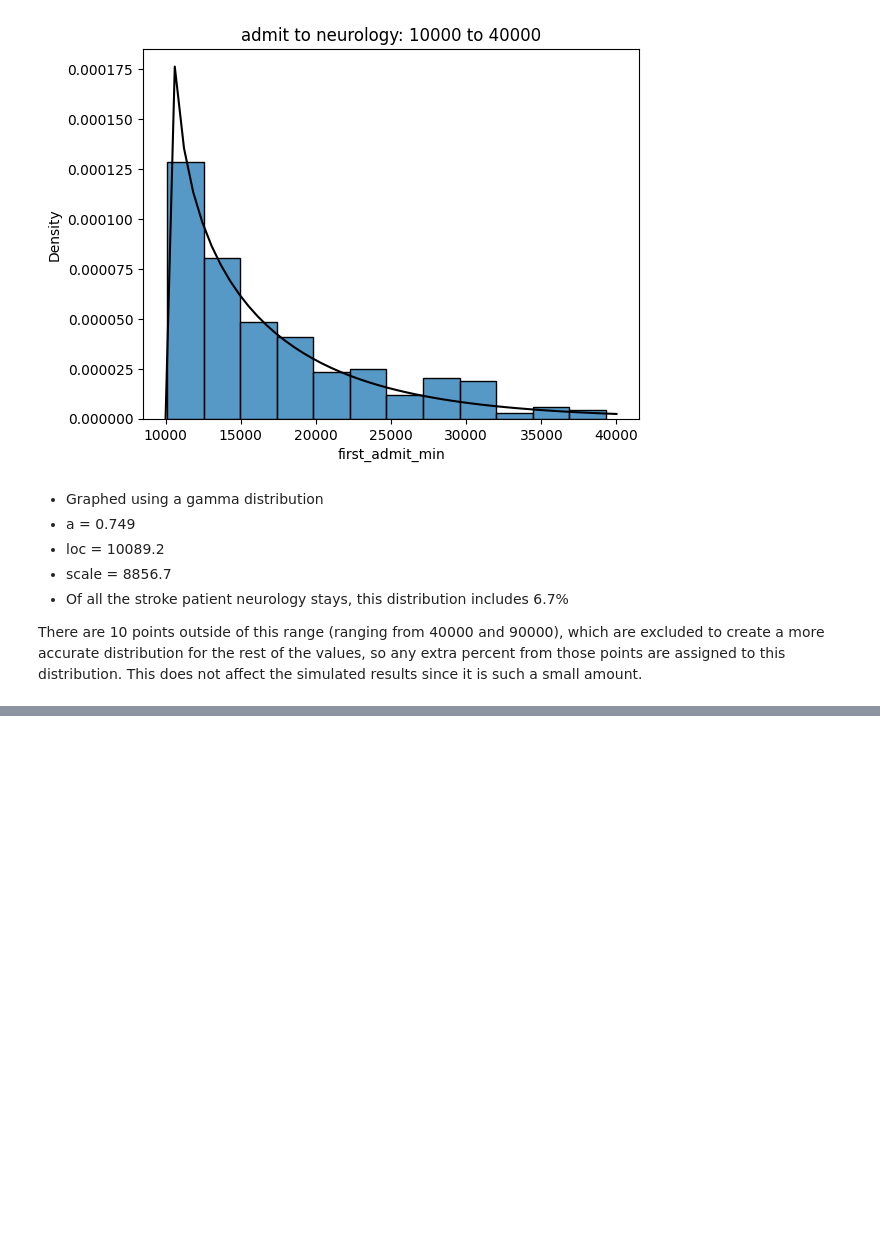
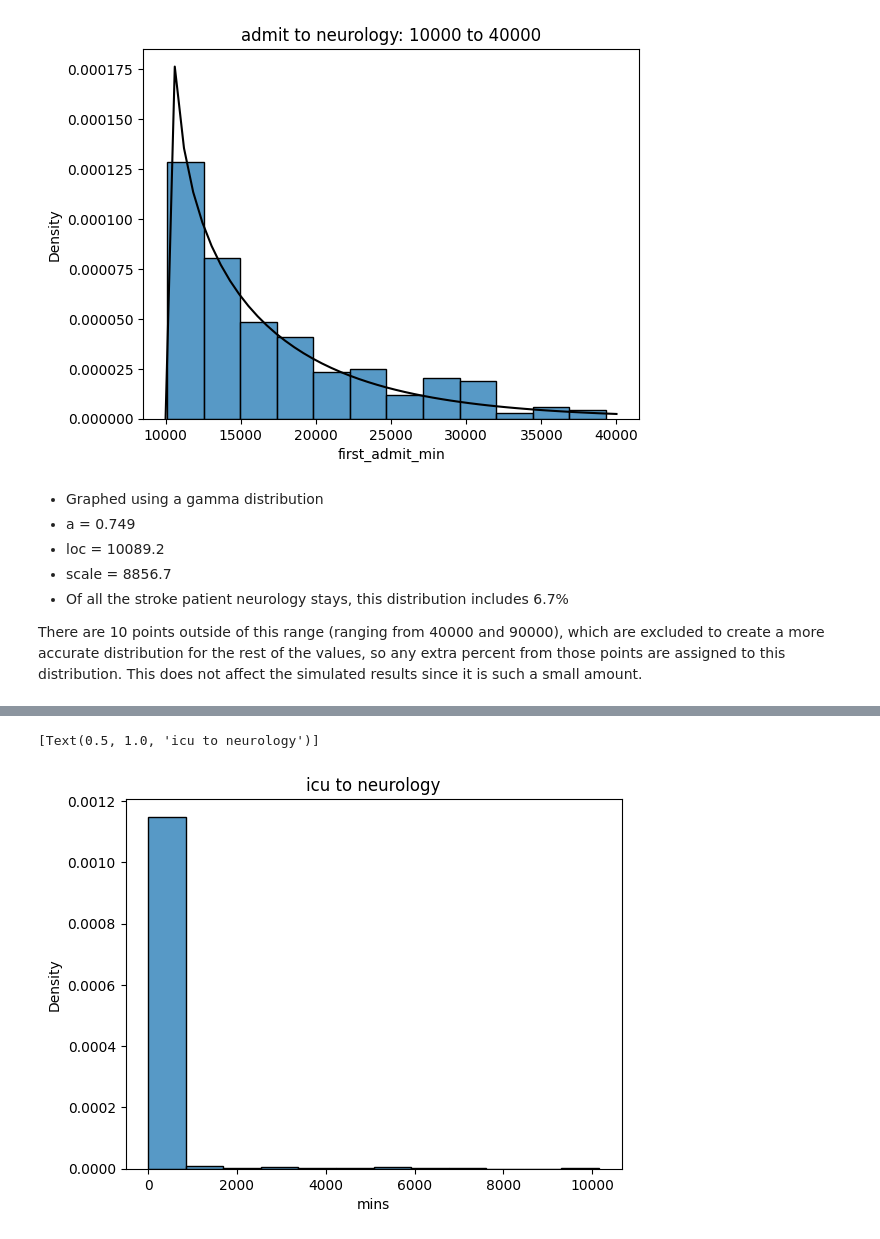
Before and after one commit to emilydormody/Synthetic-Stroke-Data, a Jupyter notebook: histogram_summaries.ipynb, the cells around one changed output, grey strips where cells are left out. Saved outputs shown, nothing was run; the diff lists cells and outputs as text; code cells hidden in the pictures; blank space fills up the shorter version.

Commit message:
more histograms

```diff
--- a/histogram_summaries.ipynb
+++ b/histogram_summaries.ipynb
@@ -8,8 +8,8 @@ import datetime
 import warnings
 warnings.simplefilter(action='ignore', category=FutureWarning)
 # %%
-#files = '~/Documents/NSERC/files/'
-files = 'C:/Users/emily/NSERC/files/'
+files = '~/Documents/NSERC/files/'
+#files = 'C:/Users/emily/NSERC/files/'
 # %%
 def read(filename, mimic, folder=None):
     if mimic:
@@ -17,8 +17,8 @@ def read(filename, mimic, folder=None):
             raise ValueError('Enter Folder')
         files = '~/Documents/NSERC/mimic-iv-2.2/'+folder+'/extracted_csvs/'
     else:
-        files = 'C:/Users/emily/NSERC/files/'
-        #files = '~/Documents/NSERC/files/'
+        #files = 'C:/Users/emily/NSERC/files/'
+        files = '~/Documents/NSERC/files/'
     file = pd.read_csv(files+filename+'.csv')
     if 'Unnamed: 0' in file.columns:
         file = file.drop('Unnamed: 0', axis=1)
@@ -27,3 +33,4 @@ def read(filename, mimic, folder=None):
 icu = read('icu_results', False)
 ed = read('ed_timedata', False)
 neuro = read('neuro_ward_timedata', False)
+icu_neuro = read('after', False)
@@ -432,0 +448,5 @@ There are 10 points outside of this range (ranging from 40000 and 90000), which
+# %%
+sns.histplot(x='mins', data=icu_neuro, stat='density').set(title='icu to neurology')
+# %% [output]
+[Text(0.5, 1.0, 'icu to neurology')]
+[figure, added]
```
Also changed, not shown: parts of 19 cells of this notebook.
